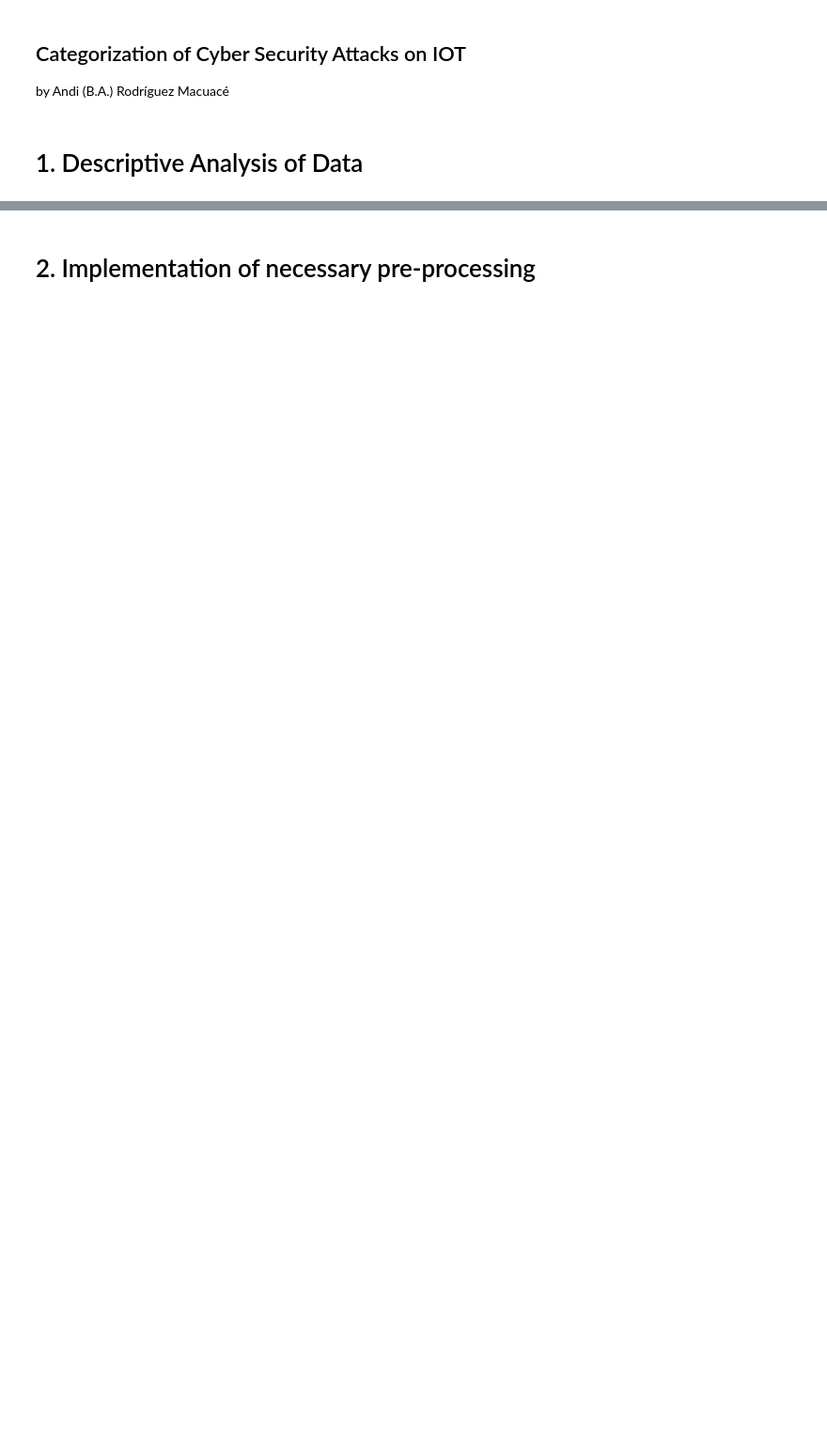
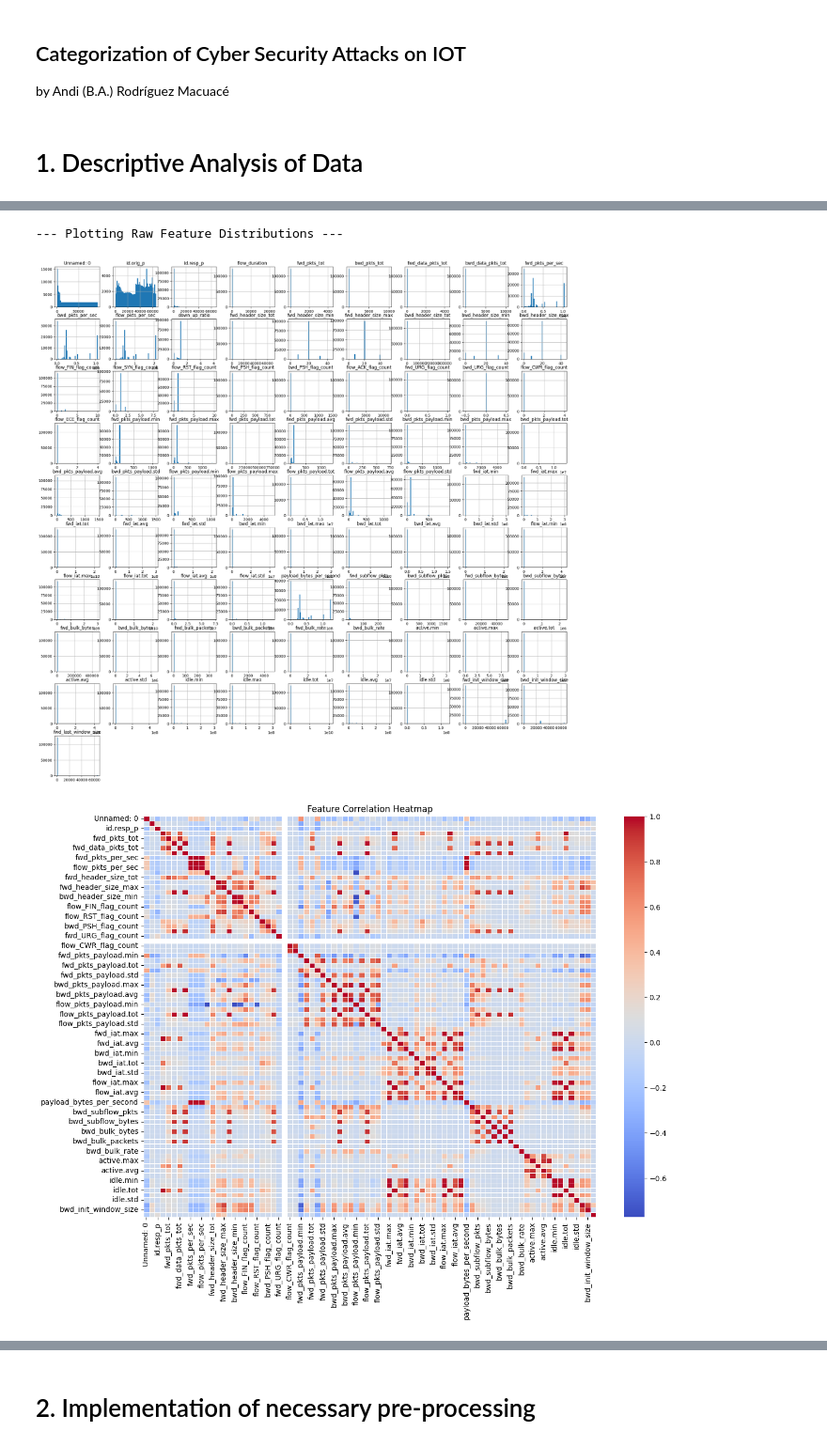
Before and after one commit to Andriguez/Machine-Learning-Project, a Jupyter notebook: notebook/project-notebook_v2.ipynb, the cells around one changed output, grey strips where cells are left out. Shown at 94% size. Cells and saved outputs as stored; diff of their text form; code cells hidden in the pictures; blank space fills up the shorter version.

```diff
--- a/notebook/project-notebook_v2.ipynb
+++ b/notebook/project-notebook_v2.ipynb
@@ -52,9 +56,27 @@ fwd_last_window_size    0
 Attack_type             0
 Length: 85, dtype: int64
 # %%
+# --- Class distribution ---
 plt.figure(figsize=(12,4))
 sns.countplot(y='Attack_type', data=attacks_data, order=attacks_data['Attack_type'].value_counts().index)
 plt.title("Attack_type distribution (original)")
 plt.show()
+
+numeric_cols = attacks_data.select_dtypes(include=['int64', 'float64']).columns
+
+# --- Feature distribution histograms ---
+print("\n--- Plotting Raw Feature Distributions ---")
+attacks_data[numeric_cols].hist(bins=50, figsize=(25, 25))
+plt.title("Raw Feature Distributions")
+plt.show()
+
+# --- Correlation heatmap ---
+plt.figure(figsize=(14, 10))
+sns.heatmap(attacks_data[numeric_cols].corr(), cmap="coolwarm", linewidths=0.5)
+plt.title("Feature Correlation Heatmap")
+plt.show()
 # %% [output]
 [figure]
+--- Plotting Raw Feature Distributions ---
+[figure, added]
+[figure, added]
```
Also changed, not shown: parts of 10 cells of this notebook, 2 other files.
